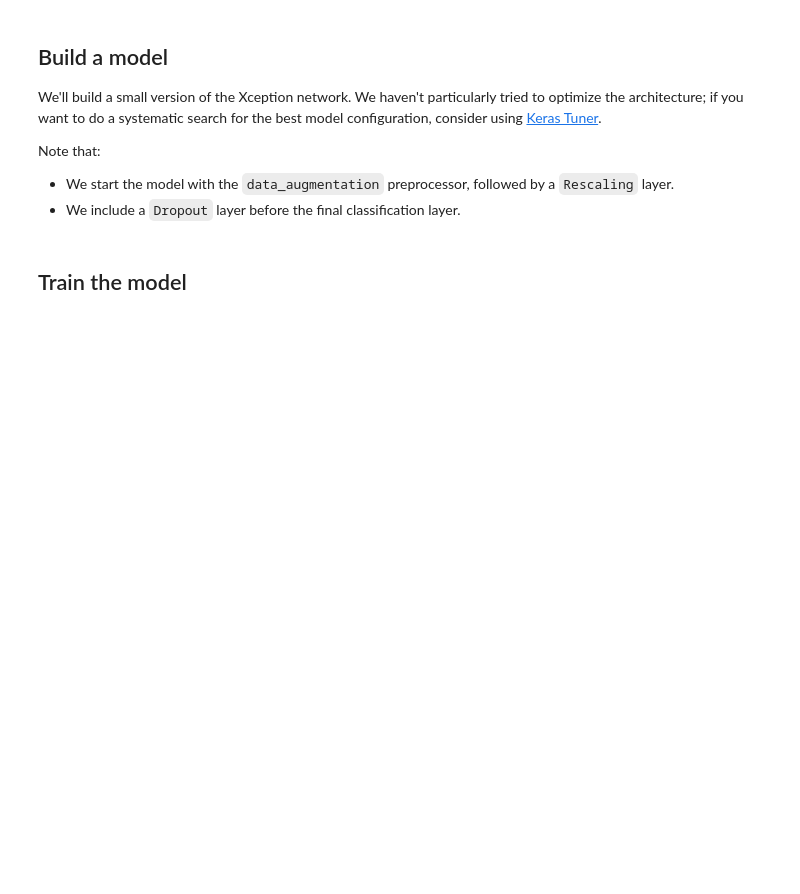
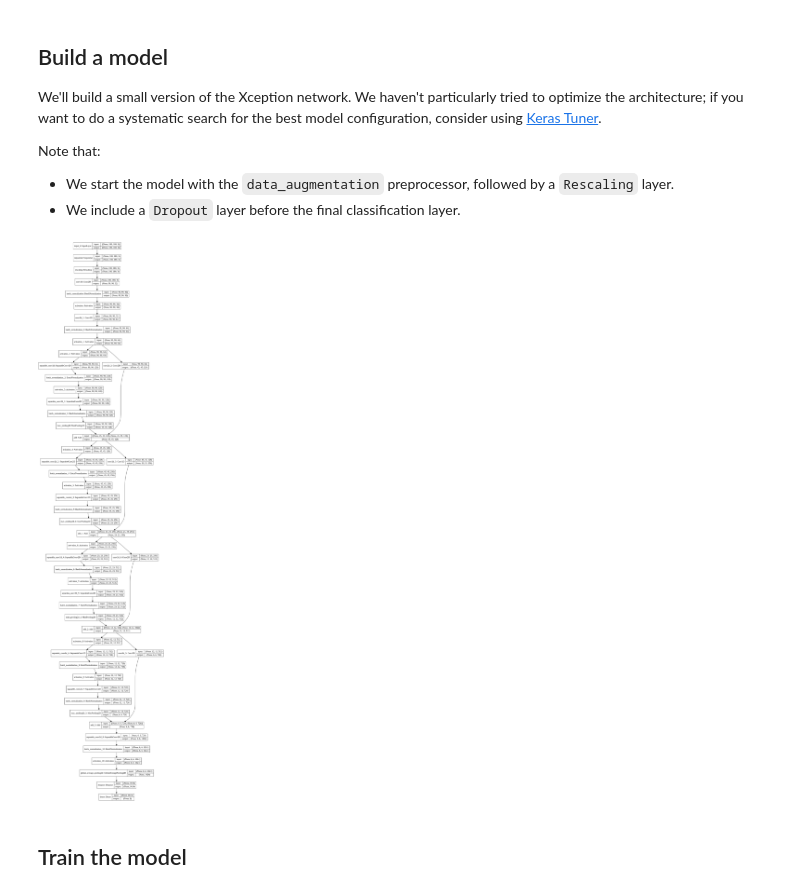
Before and after one commit to girijeshcse/computervisionTFKeras, a Jupyter notebook: examples/vision/ipynb/image_classification_from_scratch.ipynb, the cells around one changed output. Drawn from its saved outputs; the diff is of its cells as text; code cells hidden in the pictures; blank space fills up the shorter version.

```diff
--- a/examples/vision/ipynb/image_classification_from_scratch.ipynb
+++ b/examples/vision/ipynb/image_classification_from_scratch.ipynb
@@ -113,8 +131,8 @@ helps expose the model to different aspects of the training data while slowing d
 # %%
 data_augmentation = keras.Sequential(
     [
-        layers.RandomFlip("horizontal"),
-        layers.RandomRotation(0.1),
+        layers.experimental.preprocessing.RandomFlip(mode="horizontal_and_vertical"),
+        layers.experimental.preprocessing.RandomRotation(0.1),
     ]
 )
 # %% [markdown]
@@ -204,7 +224,7 @@ def make_model(input_shape, num_classes):
     x = data_augmentation(inputs)
 
     # Entry block
-    x = layers.Rescaling(1.0 / 255)(x)
+    x = layers.experimental.preprocessing.Rescaling(1.0 / 255)(x)
     x = layers.Conv2D(32, 3, strides=2, padding="same")(x)
     x = layers.BatchNormalization()(x)
     x = layers.Activation("relu")(x)
@@ -225,33 +245,35 @@ def make_model(input_shape, num_classes):
         x = layers.BatchNormalization()(x)
 
         x = layers.MaxPooling2D(3, strides=2, padding="same")(x)
 
         # Project residual
         residual = layers.Conv2D(size, 1, strides=2, padding="same")(
             previous_block_activation
         )
         x = layers.add([x, residual])  # Add back residual
         previous_block_activation = x  # Set aside next residual
 
     x = layers.SeparableConv2D(1024, 3, padding="same")(x)
     x = layers.BatchNormalization()(x)
     x = layers.Activation("relu")(x)
 
     x = layers.GlobalAveragePooling2D()(x)
     if num_classes == 2:
         activation = "sigmoid"
         units = 1
     else:
         activation = "softmax"
         units = num_classes
 
     x = layers.Dropout(0.5)(x)
     outputs = layers.Dense(units, activation=activation)(x)
     return keras.Model(inputs, outputs)
 
 
 model = make_model(input_shape=image_size + (3,), num_classes=2)
 keras.utils.plot_model(model, show_shapes=True)
+# %% [output]
+[figure, added]
 # %% [markdown]
 ## Train the model
 # %%
```
Also changed, not shown: parts of 8 cells of this notebook.
